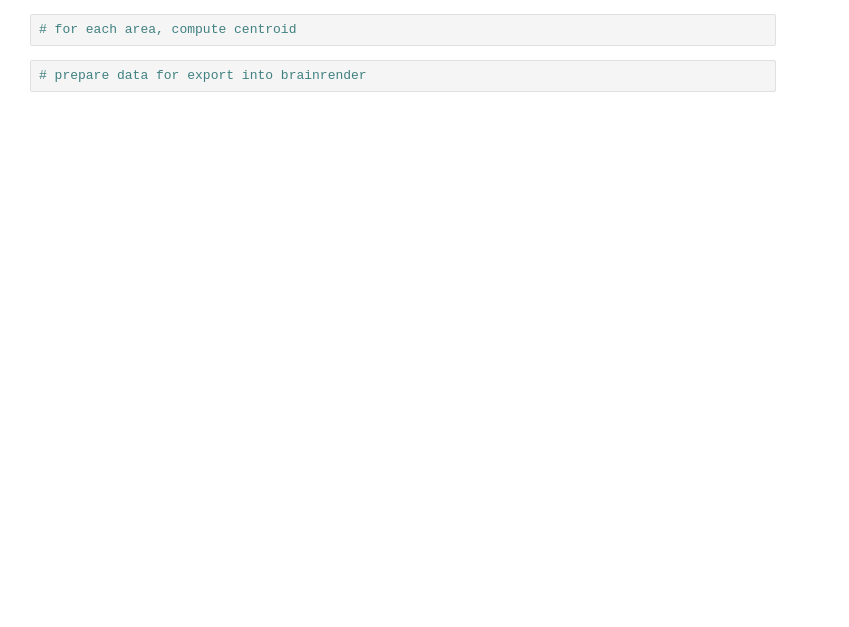
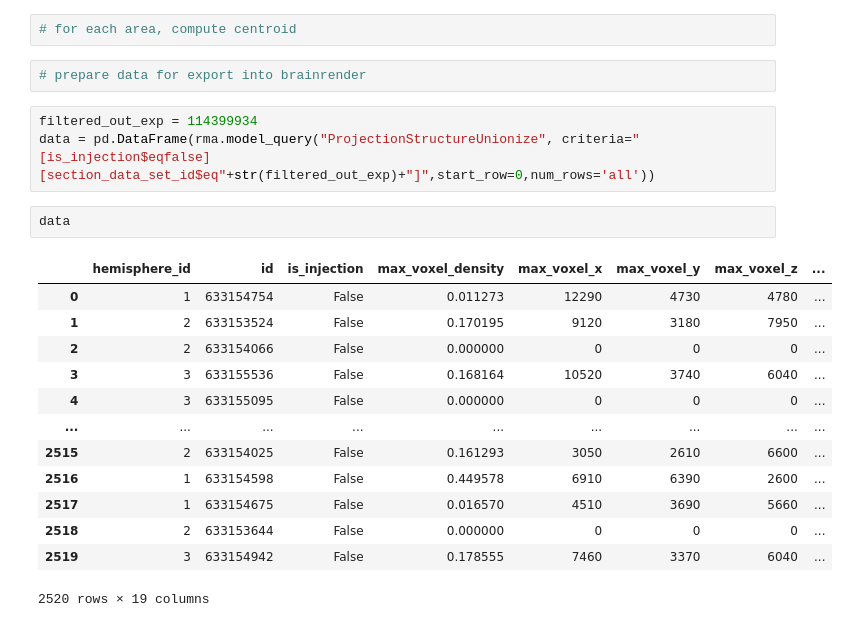
Before and after one commit to ikharitonov/allen-data-mining, a Jupyter notebook: connectivity/injection_sites_average.ipynb, the cells around one changed output. Cells and saved outputs as stored; diff of their text form; blank space fills up the shorter version.

```diff
--- a/connectivity/injection_sites_average.ipynb
+++ b/connectivity/injection_sites_average.ipynb
@@ -281,3 +259,22 @@ experiment 180524412
 # for each area, compute centroid
 # %%
 # prepare data for export into brainrender
+# %%
+filtered_out_exp = 114399934
+data = pd.DataFrame(rma.model_query("ProjectionStructureUnionize", criteria="[is_injection$eqfalse][section_data_set_id$eq"+str(filtered_out_exp)+"]",start_row=0,num_rows='all'))
+# %%
+data
+# %% [output]
+|  | hemisphere_id | id | is_injection | max_voxel_density | max_voxel_x | max_voxel_y | max_voxel_z | ... |
+| 0 | 1 | 633154754 | False | 0.011273 | 12290 | 4730 | 4780 | ... |
+| 1 | 2 | 633153524 | False | 0.170195 | 9120 | 3180 | 7950 | ... |
+| 2 | 2 | 633154066 | False | 0.000000 | 0 | 0 | 0 | ... |
+| 3 | 3 | 633155536 | False | 0.168164 | 10520 | 3740 | 6040 | ... |
+| 4 | 3 | 633155095 | False | 0.000000 | 0 | 0 | 0 | ... |
+| ... | ... | ... | ... | ... | ... | ... | ... | ... |
+| 2515 | 2 | 633154025 | False | 0.161293 | 3050 | 2610 | 6600 | ... |
+| 2516 | 1 | 633154598 | False | 0.449578 | 6910 | 6390 | 2600 | ... |
+| 2517 | 1 | 633154675 | False | 0.016570 | 4510 | 3690 | 5660 | ... |
+| 2518 | 2 | 633153644 | False | 0.000000 | 0 | 0 | 0 | ... |
+| 2519 | 3 | 633154942 | False | 0.178555 | 7460 | 3370 | 6040 | ... |
+2520 rows × 19 columns
```
Also changed, not shown: parts of 9 cells of this notebook.
